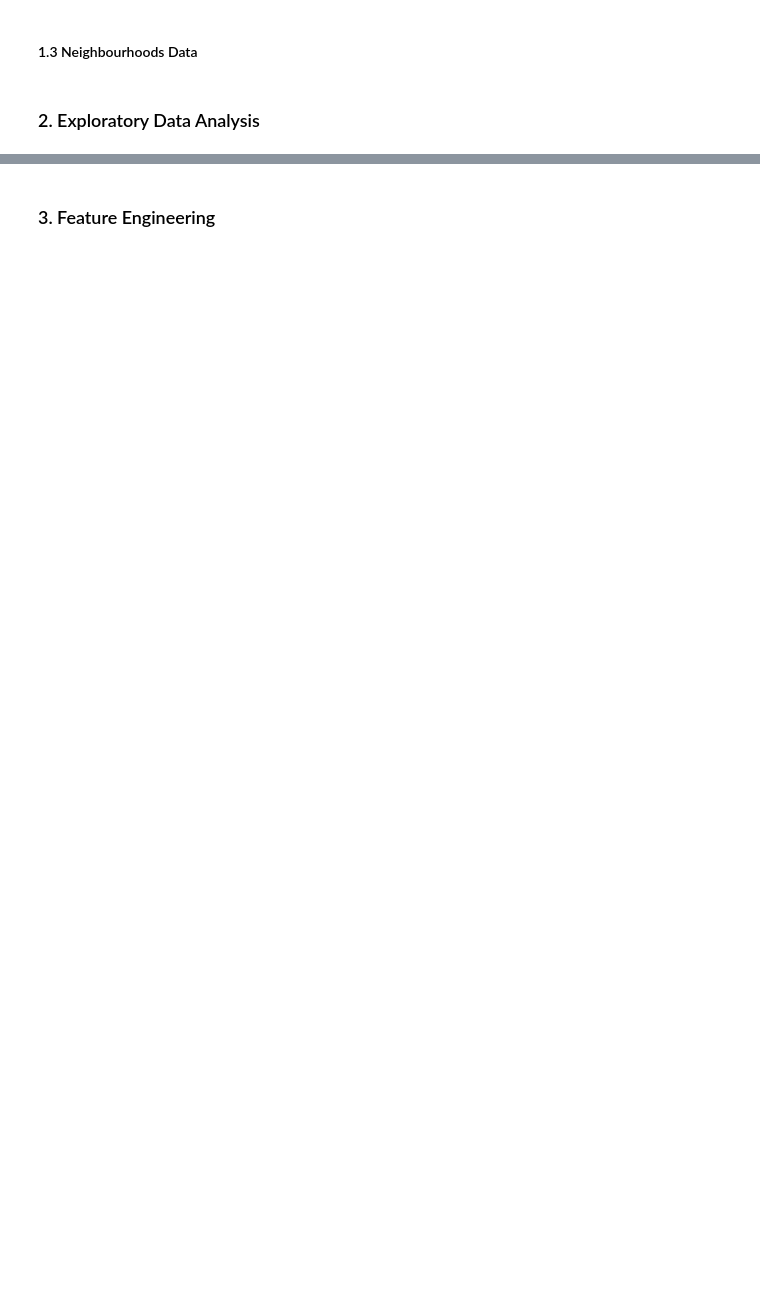
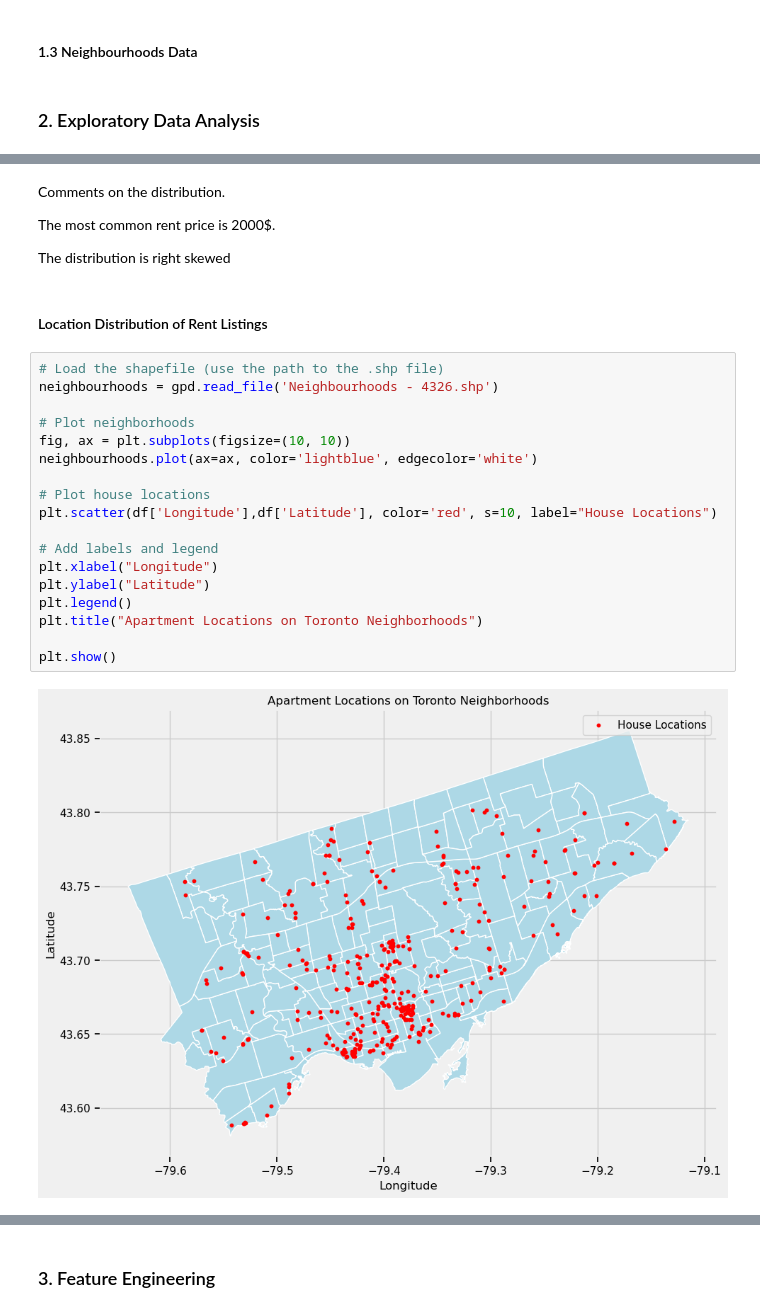
Before and after one commit to Positiveproton9/CME538projectTeam10, a Jupyter notebook: Rent Data/Zillow/Big_Project_G10.ipynb, the cells around one changed output, grey strips where cells are left out. Saved outputs shown, nothing was run; the diff lists cells and outputs as text; blank space fills up the shorter version.

```diff
--- a/Rent Data/Zillow/Big_Project_G10.ipynb
+++ b/Rent Data/Zillow/Big_Project_G10.ipynb
@@ -19,0 +81,28 @@
+# %% [markdown]
+Comments on the  distribution.
+
+The most common rent price is 2000$.
+
+The distribution is right skewed
+# %% [markdown]
+#### Location Distribution of Rent Listings
+# %%
+# Load the shapefile (use the path to the .shp file)
+neighbourhoods = gpd.read_file('Neighbourhoods - 4326.shp')
+
+# Plot neighborhoods
+fig, ax = plt.subplots(figsize=(10, 10))
+neighbourhoods.plot(ax=ax, color='lightblue', edgecolor='white')
+
+# Plot house locations
+plt.scatter(df['Longitude'],df['Latitude'], color='red', s=10, label="House Locations")
+
+# Add labels and legend
+plt.xlabel("Longitude")
+plt.ylabel("Latitude")
+plt.legend()
+plt.title("Apartment Locations on Toronto Neighborhoods")
+
+plt.show()
+# %% [output]
+[figure, added]
```
Also changed, not shown: parts of 66 cells of this notebook.
